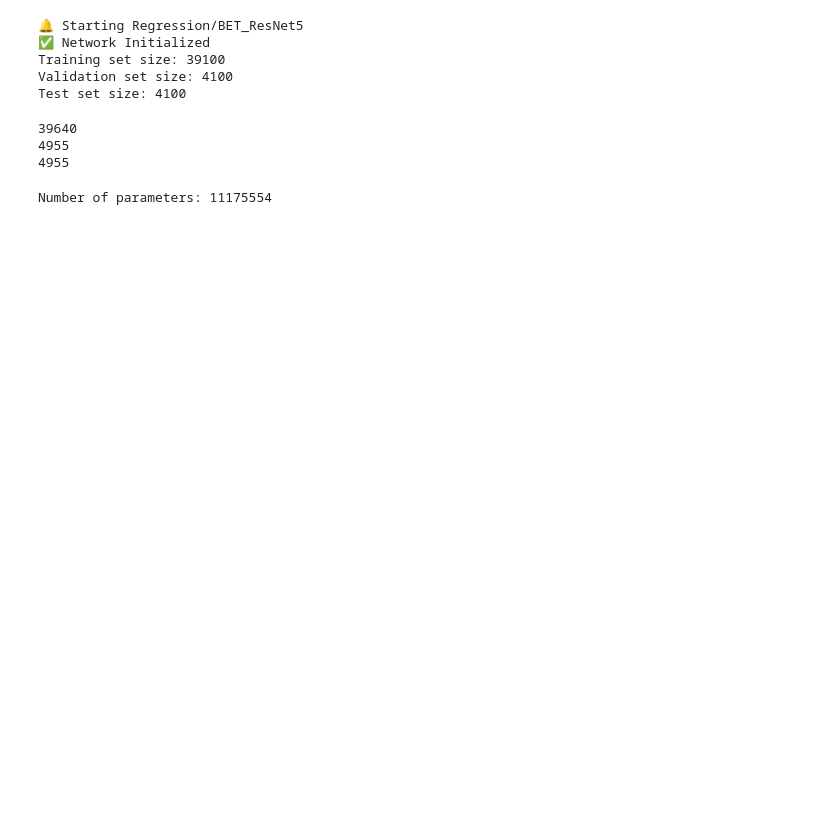
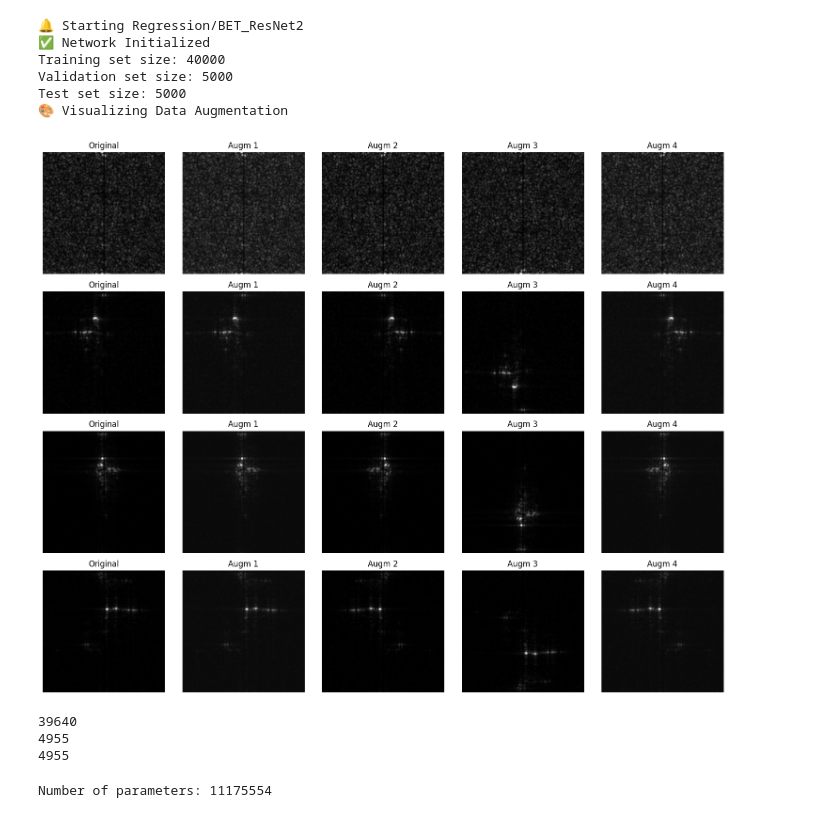
Before and after one commit to Hip02/CrowdMonitoring_Hip, a Jupyter notebook: DeepLearning/deep_learning_first_try.ipynb, the cells around one changed output. Saved outputs shown, nothing was run; the diff lists cells and outputs as text; code cells hidden in the pictures; blank space fills up the shorter version.

```diff
--- a/DeepLearning/deep_learning_first_try.ipynb
+++ b/DeepLearning/deep_learning_first_try.ipynb
@@ -10,42 +10,46 @@ import os
 base_path = "/Volumes/HIP_BACKUP/MEMOIRE/Code/MyDB2"
 all = [f"NewExp{i}" for i in range(1, 51)]
 # %%
-l_exp = [f"Regression/BET_ResNet5"]
+l_exp = [f"Regression/BET_ResNet2"]
 
 data_loader = DataLoader(base_path, exp_list=all)
 
 for exp in l_exp :
     #exp = "DefaultExp"
     print(f"🔔 Starting {exp}")
     stream = open(f"exp_list/{exp}.yaml", 'r')
     param  = yaml.safe_load(stream)
     param["TRAINING"]["DEVICE"] = 'mps'
 
     resultsPath = os.path.join("results", exp)
 
     # Create the directory
     if not os.path.exists(resultsPath):
         os.makedirs(resultsPath)
 
     myNetwork = Network_Class(data_loader, param, resultsPath, sub_sample_factor=1)
 
     # Print dataset sizes
     print(f"Training set size: {len(myNetwork.dataSetTrain)}")
     print(f"Validation set size: {len(myNetwork.dataSetVal)}")
     print(f"Test set size: {len(myNetwork.dataSetTest)}")
 
+    myNetwork.visualize_data_augmentation()
+
     # Train the network
     #train_losses, val_losses =  myNetwork.train()
 
     # Test the network
     #myNetwork.loadWeight()
     #myNetwork.test()
 # %% [output]
-🔔 Starting Regression/BET_ResNet5
+🔔 Starting Regression/BET_ResNet2
 ✅ Network Initialized
-Training set size: 39100
-Validation set size: 4100
-Test set size: 4100
+Training set size: 40000
+Validation set size: 5000
+Test set size: 5000
+🎨 Visualizing Data Augmentation
+[figure, added]
 # %%
 print(len(myNetwork.dataSetTrain))
 print(len(myNetwork.dataSetTest))
```
Also changed, not shown: parts of 1 cell of this notebook, 2 other files.
